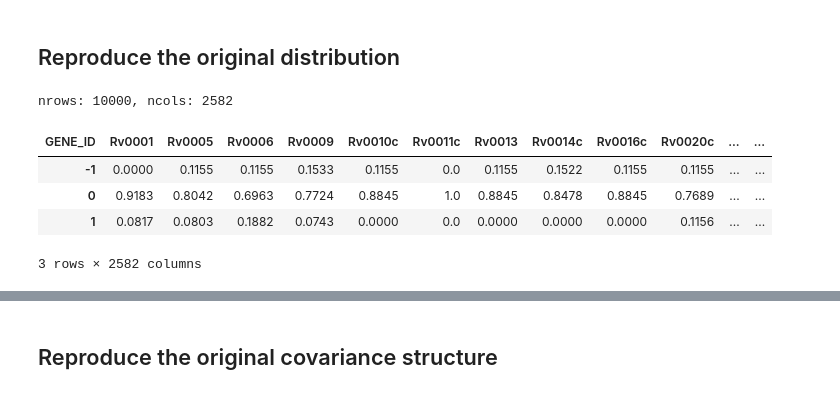
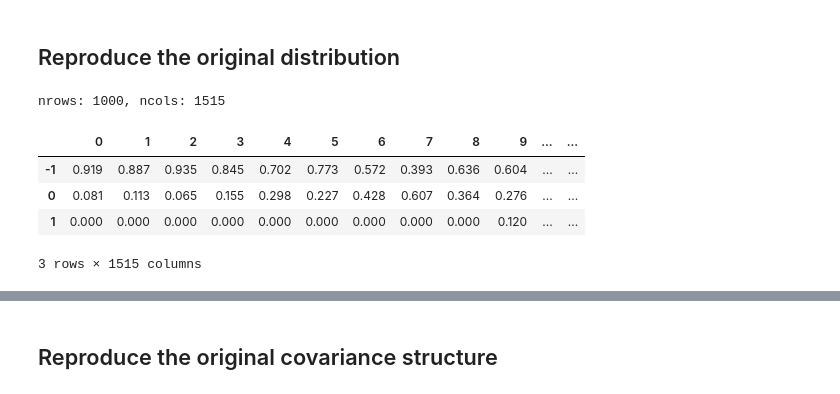
Before and after one commit to uwescience/old_xstate, a Jupyter notebook: notebooks/Evaluate Synthetic Data.ipynb, the cells around one changed output, grey strips where cells are left out. Drawn from its saved outputs; the diff is of its cells as text; code cells hidden in the pictures.

```diff
--- a/notebooks/Evaluate Synthetic Data.ipynb
+++ b/notebooks/Evaluate Synthetic Data.ipynb
@@ -21,15 +37,22 @@ df_X = empirical.sample(10000)
+# %%
+df_data = transform_data.aggregateGenes()
+df_data = df_data.T
+columns_data = df_data.columns
+df_data.columns = range(len(columns_data))
+empirical = empirical_distribution_generator.EmpiricalDistributionGenerator(df_data)
+df_gen = empirical.sample(1000, is_decorrelate=False)
 # %%
-print("nrows: %d, ncols: %d" % (len(df_X), len(df_X.columns)))
+print("nrows: %d, ncols: %d" % (len(df_gen), len(df_gen.columns)))
 # %% [output]
-nrows: 10000, ncols: 2582
+nrows: 1000, ncols: 1515
 # %%
-density_generated = multiple_density.MultipleDensity(df_X, [-1, 0, 1])
+density_gen = multiple_density.MultipleDensity(df_gen, [-1, 0, 1])
 # %%
-density_generated.df.head()
+density_gen.df.head()
 # %% [output]
-| GENE_ID | Rv0001 | Rv0005 | Rv0006 | Rv0009 | Rv0010c | Rv0011c | Rv0013 | Rv0014c | Rv0016c | Rv0020c | ... | ... |
-| -1 | 0.0000 | 0.1155 | 0.1155 | 0.1533 | 0.1155 | 0.0 | 0.1155 | 0.1522 | 0.1155 | 0.1155 | ... | ... |
-| 0 | 0.9183 | 0.8042 | 0.6963 | 0.7724 | 0.8845 | 1.0 | 0.8845 | 0.8478 | 0.8845 | 0.7689 | ... | ... |
-| 1 | 0.0817 | 0.0803 | 0.1882 | 0.0743 | 0.0000 | 0.0 | 0.0000 | 0.0000 | 0.0000 | 0.1156 | ... | ... |
+|  | 0 | 1 | 2 | 3 | 4 | 5 | 6 | 7 | 8 | 9 | ... | ... |
+| -1 | 0.919 | 0.887 | 0.935 | 0.845 | 0.702 | 0.773 | 0.572 | 0.393 | 0.636 | 0.604 | ... | ... |
+| 0 | 0.081 | 0.113 | 0.065 | 0.155 | 0.298 | 0.227 | 0.428 | 0.607 | 0.364 | 0.276 | ... | ... |
+| 1 | 0.000 | 0.000 | 0.000 | 0.000 | 0.000 | 0.000 | 0.000 | 0.000 | 0.000 | 0.120 | ... | ... |
-3 rows × 2582 columns
+3 rows × 1515 columns
 # %%
```
Also changed, not shown: parts of 17 cells of this notebook, 2 other files.
